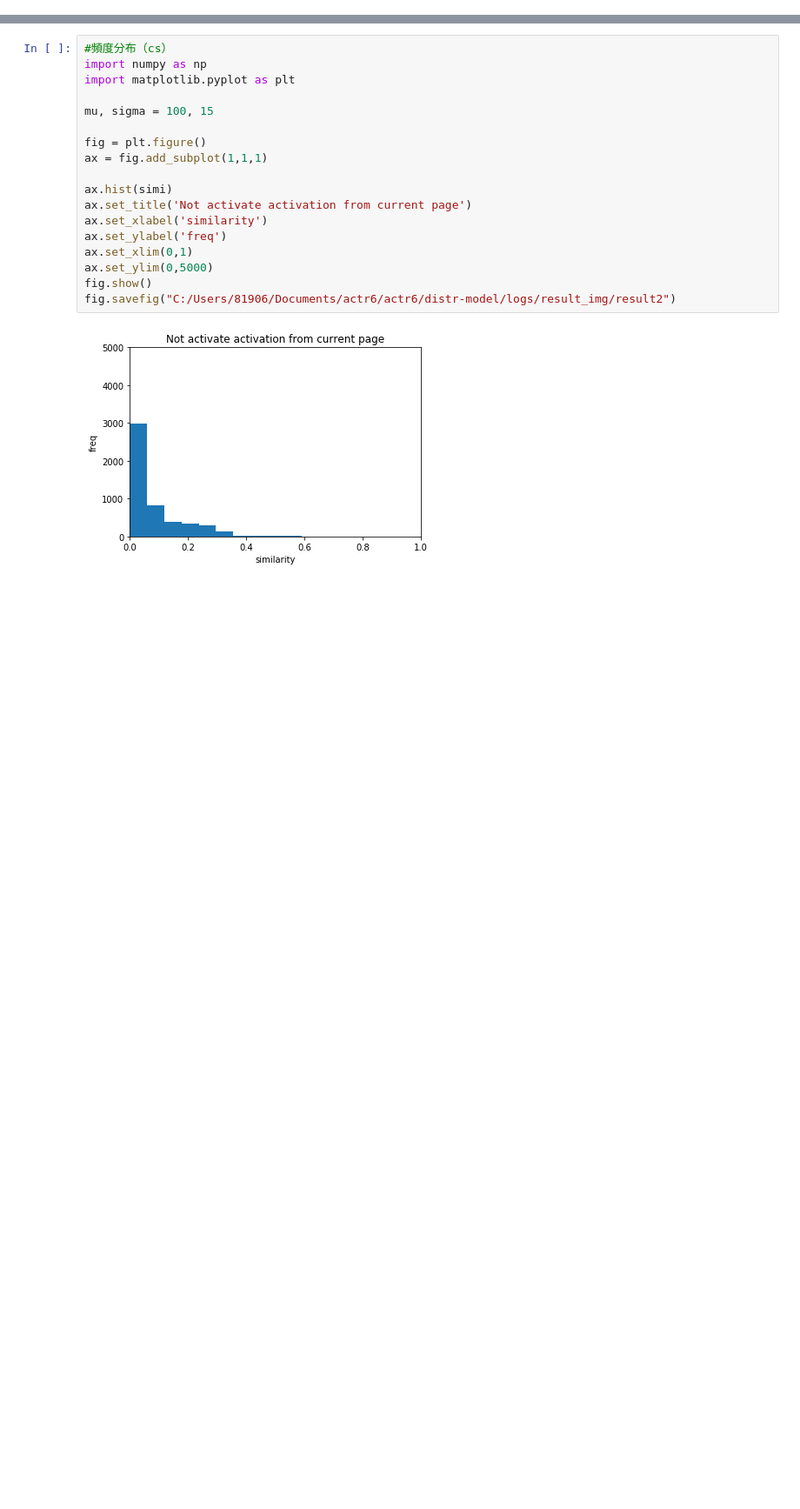
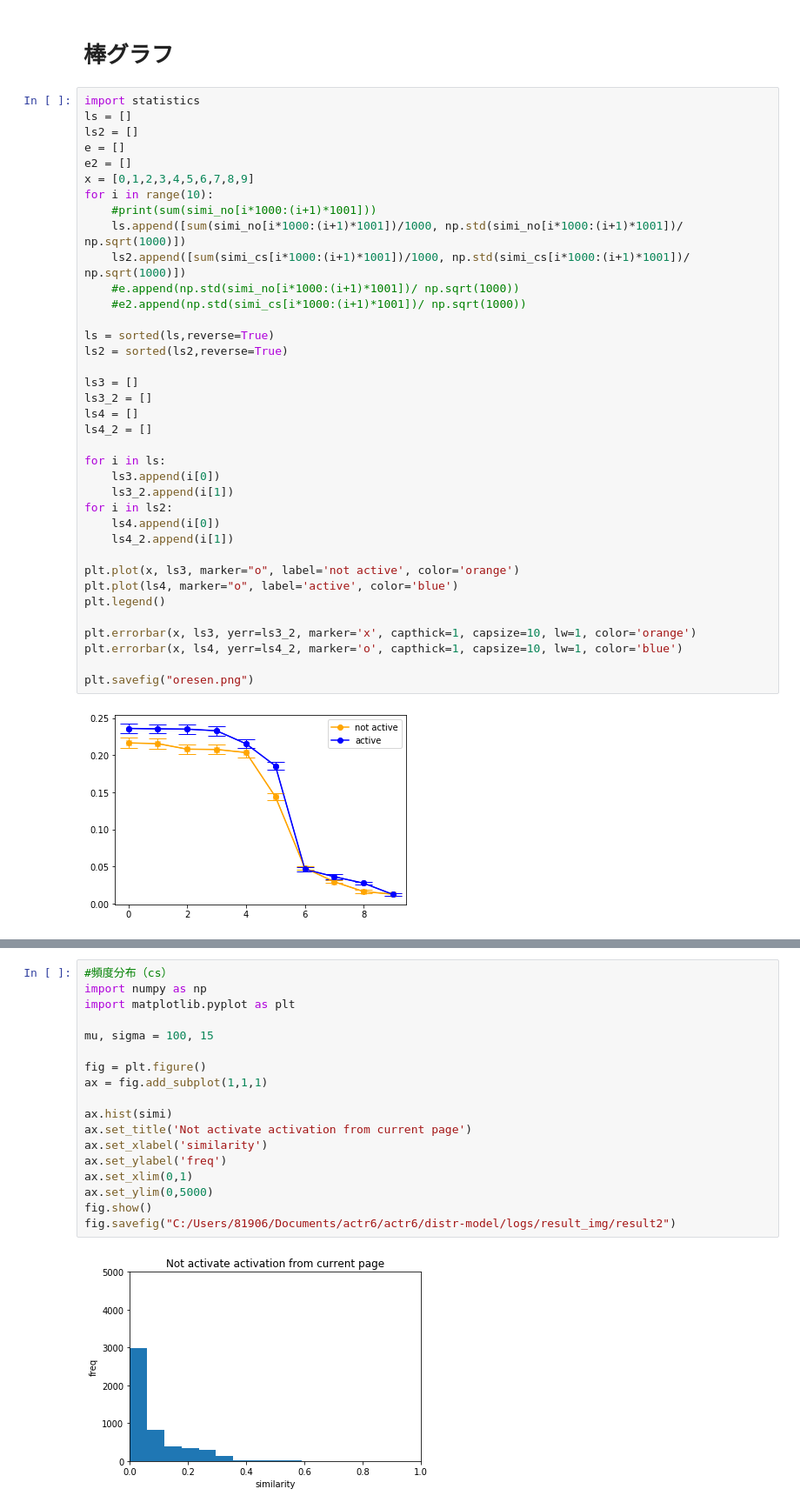
Before and after one commit to kisikisikisi/data-analytics, a Jupyter notebook: similarity.ipynb, the cells around one changed output, grey strips where cells are left out. Shown at 87% size. Drawn from its saved outputs; the diff is of its cells as text; blank space fills up the shorter version.

```diff
--- a/similarity.ipynb
+++ b/similarity.ipynb
@@ -280,3 +340,44 @@ Ttest_relResult(statistic=-3.520064664061038, pvalue=0.00043335949404941804)
+# %% [markdown]
+# 棒グラフ
+# %%
+import statistics
+ls = []
+ls2 = []
+e = []
+e2 = []
+x = [0,1,2,3,4,5,6,7,8,9]
+for i in range(10):
+    #print(sum(simi_no[i*1000:(i+1)*1001]))
+    ls.append([sum(simi_no[i*1000:(i+1)*1001])/1000, np.std(simi_no[i*1000:(i+1)*1001])/ np.sqrt(1000)])
+    ls2.append([sum(simi_cs[i*1000:(i+1)*1001])/1000, np.std(simi_cs[i*1000:(i+1)*1001])/ np.sqrt(1000)])
+    #e.append(np.std(simi_no[i*1000:(i+1)*1001])/ np.sqrt(1000))
+    #e2.append(np.std(simi_cs[i*1000:(i+1)*1001])/ np.sqrt(1000))
+
+ls = sorted(ls,reverse=True)
+ls2 = sorted(ls2,reverse=True)
+
+ls3 = []
+ls3_2 = []
+ls4 = []
+ls4_2 = []
+
+for i in ls:
+    ls3.append(i[0])
+    ls3_2.append(i[1])
+for i in ls2:
+    ls4.append(i[0])
+    ls4_2.append(i[1])
+
+plt.plot(x, ls3, marker="o", label='not active', color='orange')
+plt.plot(ls4, marker="o", label='active', color='blue')
+plt.legend()
+
+plt.errorbar(x, ls3, yerr=ls3_2, marker='x', capthick=1, capsize=10, lw=1, color='orange')
+plt.errorbar(x, ls4, yerr=ls4_2, marker='o', capthick=1, capsize=10, lw=1, color='blue')
+
+plt.savefig("oresen.png")
+# %% [output]
+[figure, added]
 # %%
 x1 = [0.0, 0.1, 0.2, 0.3, 0.4, 0.5, 0.6, 0.7, 0.8]
 y1 = [0]*len(x1)
```
Also changed, not shown: parts of 29 cells of this notebook, 3 other files.
